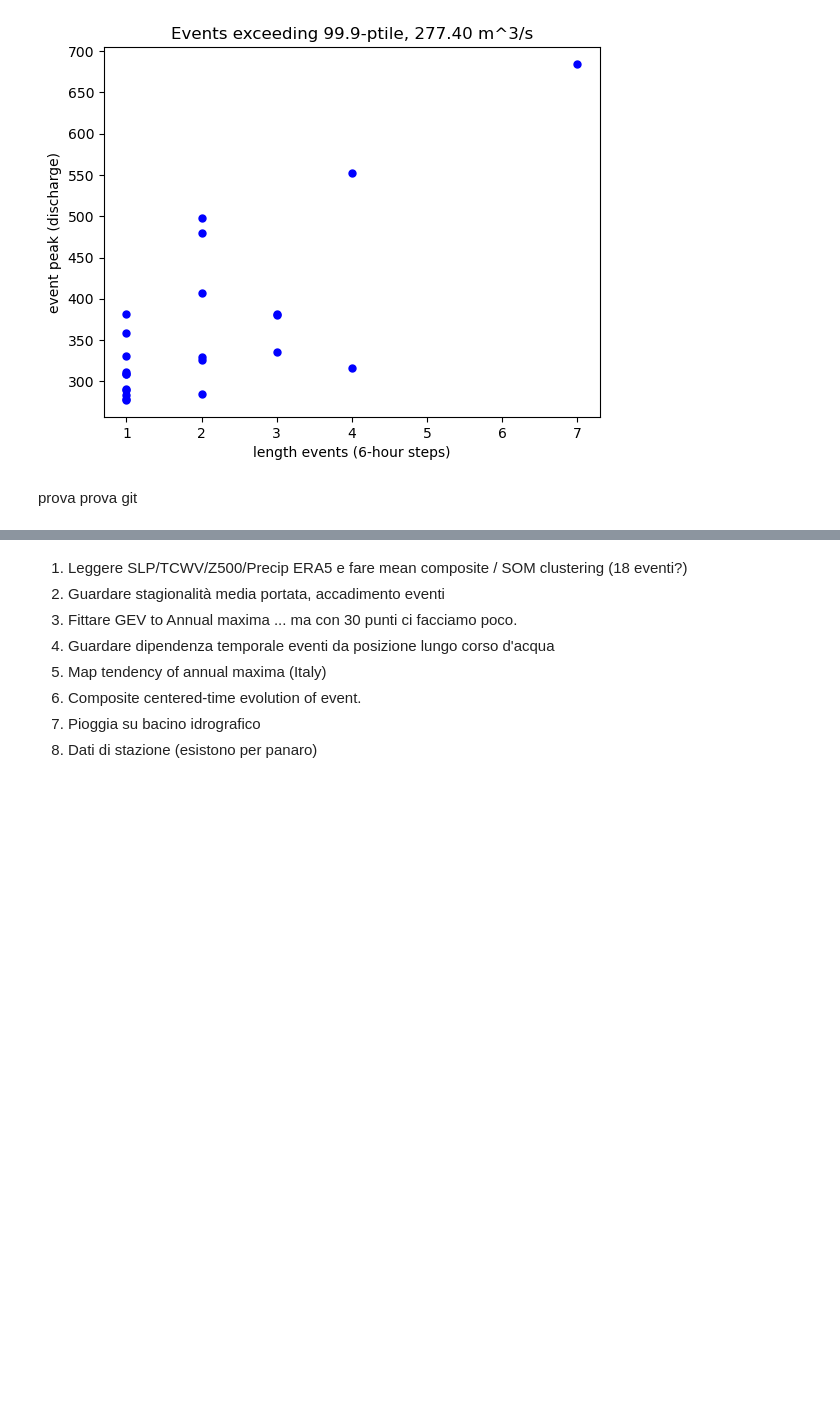
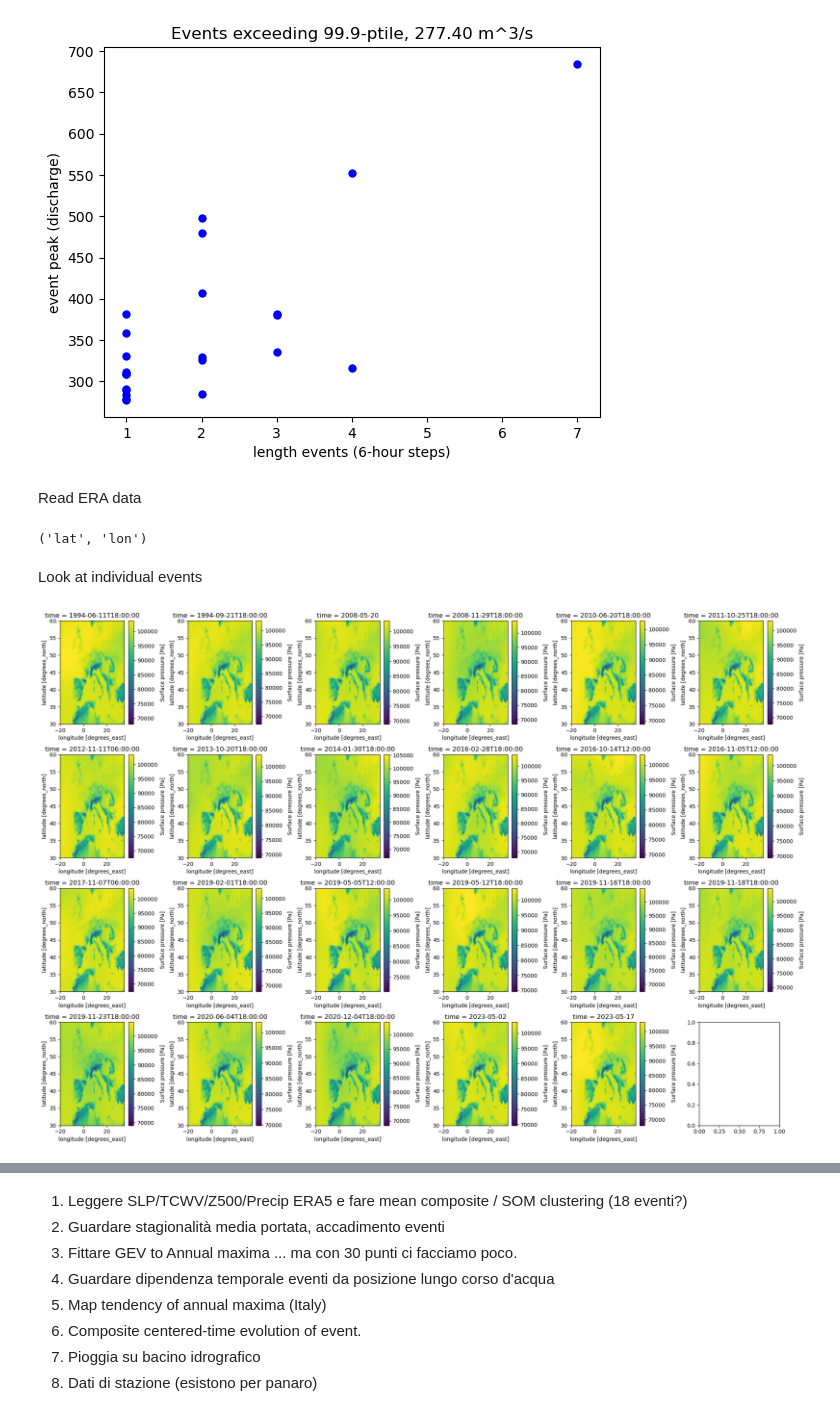
Before and after one commit to zappag/FLORA, a Jupyter notebook: explore.ipynb, the cells around one changed output, grey strips where cells are left out. Drawn from its saved outputs; the diff is of its cells as text; code cells hidden in the pictures; blank space fills up the shorter version.

Commit message:
Added composite pressure based on ERA5.

```diff
--- a/explore.ipynb
+++ b/explore.ipynb
@@ -21,3 +27,5 @@ print(fname_pat)
 # %%
-
-dataset = xr.open_mfdataset(fname_pat, combine='by_coords').sel(lat=slice(45.5, 44), lon=slice(10.5, 12))
+# OPEN EFAS data as xarray
+#dataset = xr.open_mfdataset(fname_pat, combine='by_coords').sel(lat=slice(45.5, 44), lon=slice(10.5, 12))
+dataset = xr.open_mfdataset(fname_pat, combine='by_coords')
+# print(dataset)
@@ -166,5 +162,58 @@ plt.title(f'Events exceeding {prcth}-ptile, {vv_prc:,.2f} m^3/s')
 # %% [output]
 Text(0.5, 1.0, 'Events exceeding 99.9-ptile, 277.40 m^3/s')
 [figure]
-# %% [markdown]
-prova prova git
+# %% [markdown]
+Read ERA data
+# %%
+ext='6hrs_full_sfc_{year}_70_-50_10_55'
+data_files = {
+    ('surface_pressure', 'SP')
+}
+years = range(sy, ly+1)
+
+# Loop over each file and variable name
+# ONLY WORKS WITH 1 VARIABILE FOR NOW
+for variable, variable_name in data_files:
+    file_paths = [f"{ERA5dir}/{variable}/6hrs/ERA5_{variable}_{ext}.nc".format(year=year) for year in years]
+    ds1 = xr.open_mfdataset(file_paths,combine='by_coords')
+    vdata=ds1[variable_name]
+# %% [output]
+('lat', 'lon')
+# %% [markdown]
+Look at individual events
+# %%
+vdata_events=vdata.isel(time=df_events[0])
+
+# Determine the number of time steps
+num_times = len(vdata_events.time)
+
+# Calculate the number of rows and columns for the subplot grid
+num_rows = int(num_times ** 0.5)
+num_cols = (num_times + num_rows - 1) // num_rows
+
+# Create subplots
+fig, axes = plt.subplots(num_rows, num_cols, figsize=(20, 14))
+
+# Loop through each time step and plot in the corresponding subplot
+for i, time in enumerate(vdata_events.time):
+    row = i // num_cols
+    col = i % num_cols
+
+    # Select data for the current time step
+    data_at_time = vdata_events.sel(time=time)
+
+    # Plot in the corresponding subplot
+    axes[row, col].set_title(f'{time}')
+    data_at_time.plot(ax=axes[row, col])
+
+    # Set latitude and longitude range
+    axes[row, col].set_xlim(-20, 35)
+    axes[row, col].set_ylim(30, 60)
+
+# Adjust layout
+plt.tight_layout()
+
+# Show the plots
+plt.show()
+# %% [output]
+[figure, added]
```
Also changed, not shown: parts of 11 cells of this notebook.
